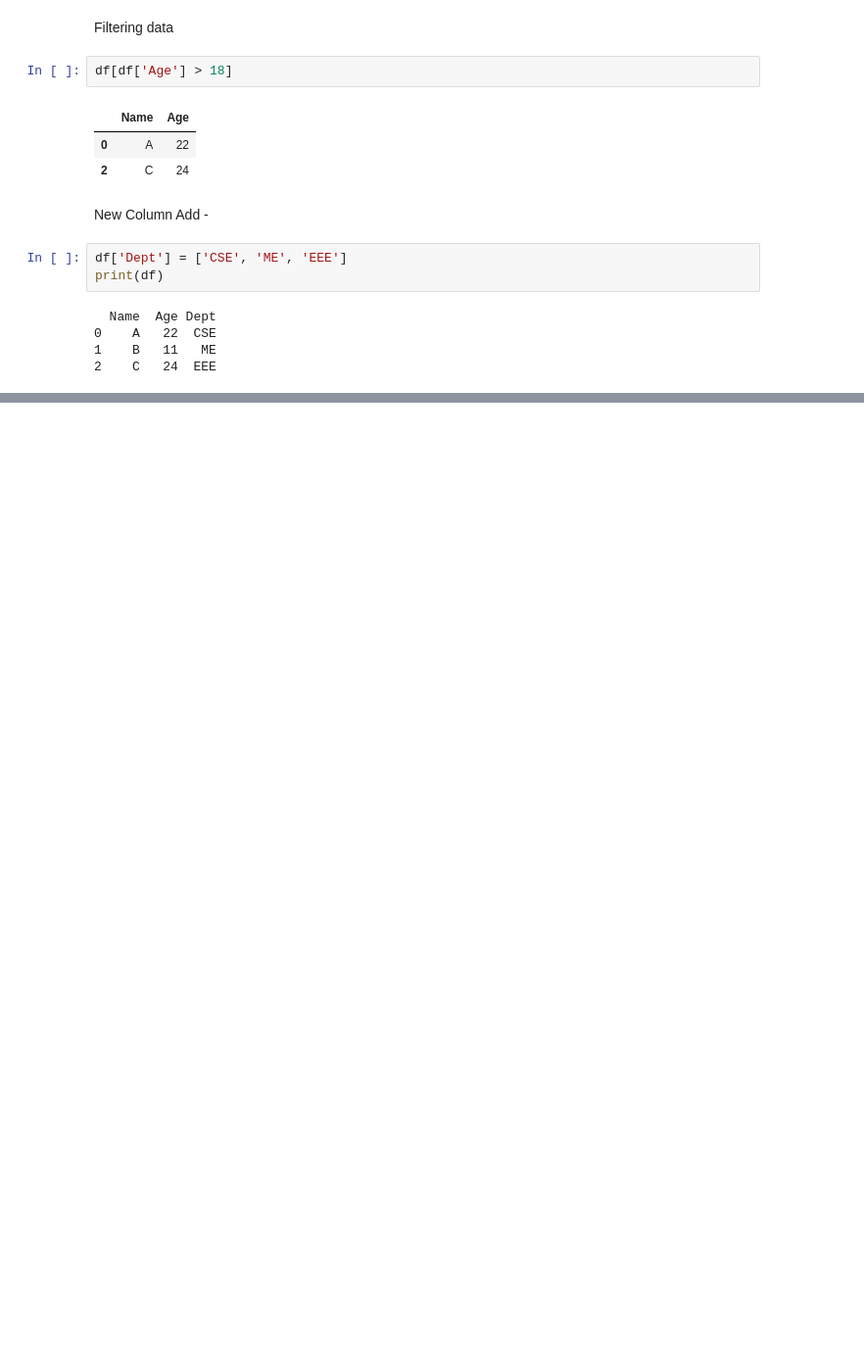
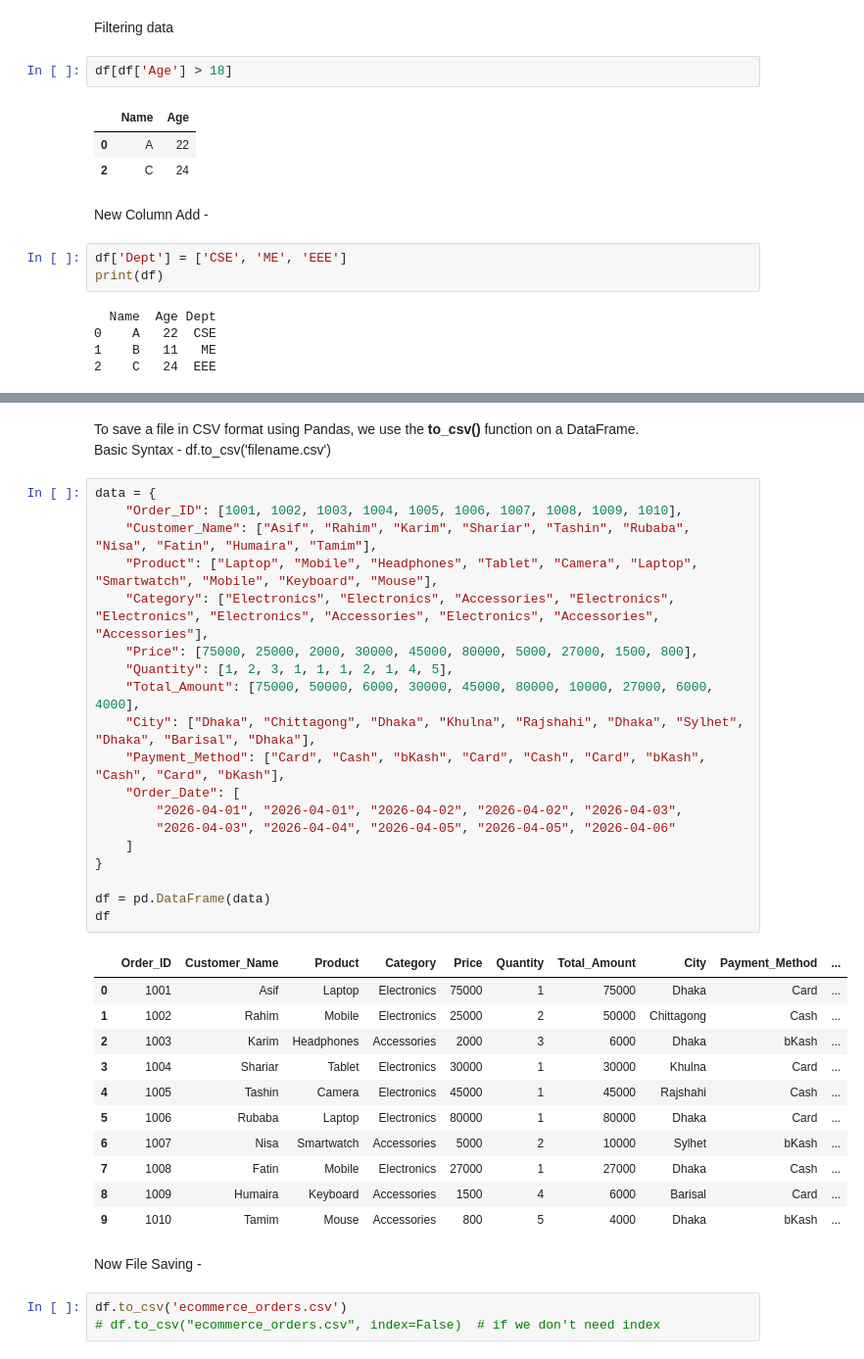
Before and after one commit to asif-shariar7/Pandas, a Jupyter notebook: Pandas.ipynb, the cells around one changed output, grey strips where cells are left out. Shown at 98% size. Saved outputs shown, nothing was run; the diff lists cells and outputs as text; blank space fills up the shorter version.

```diff
--- a/Pandas.ipynb
+++ b/Pandas.ipynb
@@ -95,0 +248,39 @@ print(df)
+# %% [markdown]
+<p>To save a file in CSV format using Pandas, we use the <b>to_csv()</b> function on a DataFrame.<br>
+Basic Syntax - df.to_csv('filename.csv')</p>
+# %%
+data = {
+    "Order_ID": [1001, 1002, 1003, 1004, 1005, 1006, 1007, 1008, 1009, 1010],
+    "Customer_Name": ["Asif", "Rahim", "Karim", "Shariar", "Tashin", "Rubaba", "Nisa", "Fatin", "Humaira", "Tamim"],
+    "Product": ["Laptop", "Mobile", "Headphones", "Tablet", "Camera", "Laptop", "Smartwatch", "Mobile", "Keyboard", "Mouse"],
+    "Category": ["Electronics", "Electronics", "Accessories", "Electronics", "Electronics", "Electronics", "Accessories", "Electronics", "Accessories", "Accessories"],
+    "Price": [75000, 25000, 2000, 30000, 45000, 80000, 5000, 27000, 1500, 800],
+    "Quantity": [1, 2, 3, 1, 1, 1, 2, 1, 4, 5],
+    "Total_Amount": [75000, 50000, 6000, 30000, 45000, 80000, 10000, 27000, 6000, 4000],
+    "City": ["Dhaka", "Chittagong", "Dhaka", "Khulna", "Rajshahi", "Dhaka", "Sylhet", "Dhaka", "Barisal", "Dhaka"],
+    "Payment_Method": ["Card", "Cash", "bKash", "Card", "Cash", "Card", "bKash", "Cash", "Card", "bKash"],
+    "Order_Date": [
+        "2026-04-01", "2026-04-01", "2026-04-02", "2026-04-02", "2026-04-03",
+        "2026-04-03", "2026-04-04", "2026-04-05", "2026-04-05", "2026-04-06"
+    ]
+}
+
+df = pd.DataFrame(data)
+df
+# %% [output]
+|  | Order_ID | Customer_Name | Product | Category | Price | Quantity | Total_Amount | City | Payment_Method | ... |
+| 0 | 1001 | Asif | Laptop | Electronics | 75000 | 1 | 75000 | Dhaka | Card | ... |
+| 1 | 1002 | Rahim | Mobile | Electronics | 25000 | 2 | 50000 | Chittagong | Cash | ... |
+| 2 | 1003 | Karim | Headphones | Accessories | 2000 | 3 | 6000 | Dhaka | bKash | ... |
+| 3 | 1004 | Shariar | Tablet | Electronics | 30000 | 1 | 30000 | Khulna | Card | ... |
+| 4 | 1005 | Tashin | Camera | Electronics | 45000 | 1 | 45000 | Rajshahi | Cash | ... |
+| 5 | 1006 | Rubaba | Laptop | Electronics | 80000 | 1 | 80000 | Dhaka | Card | ... |
+| 6 | 1007 | Nisa | Smartwatch | Accessories | 5000 | 2 | 10000 | Sylhet | bKash | ... |
+| 7 | 1008 | Fatin | Mobile | Electronics | 27000 | 1 | 27000 | Dhaka | Cash | ... |
+| 8 | 1009 | Humaira | Keyboard | Accessories | 1500 | 4 | 6000 | Barisal | Card | ... |
+| 9 | 1010 | Tamim | Mouse | Accessories | 800 | 5 | 4000 | Dhaka | bKash | ... |
+# %% [markdown]
+<p>Now File Saving - </p>
+# %%
+df.to_csv('ecommerce_orders.csv')
+# df.to_csv("ecommerce_orders.csv", index=False)  # if we don't need index
```
Also changed, not shown: parts of 43 cells of this notebook.
